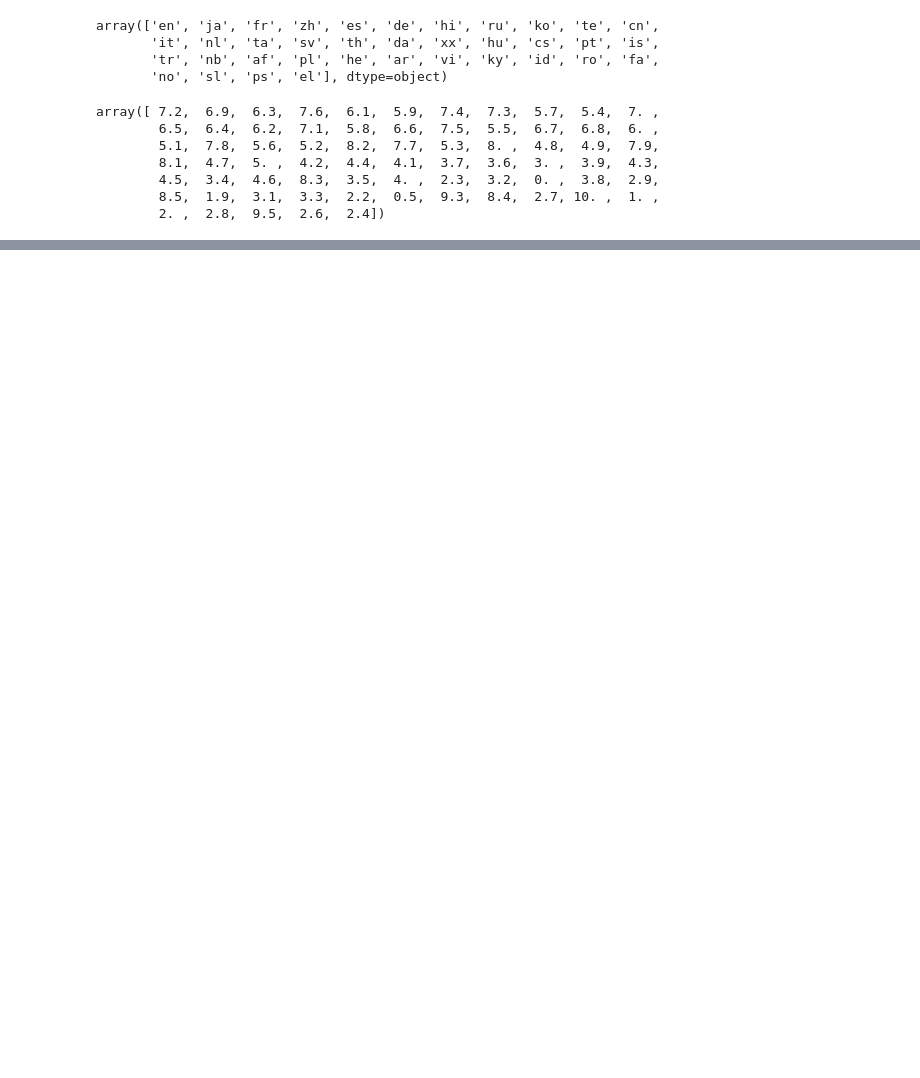
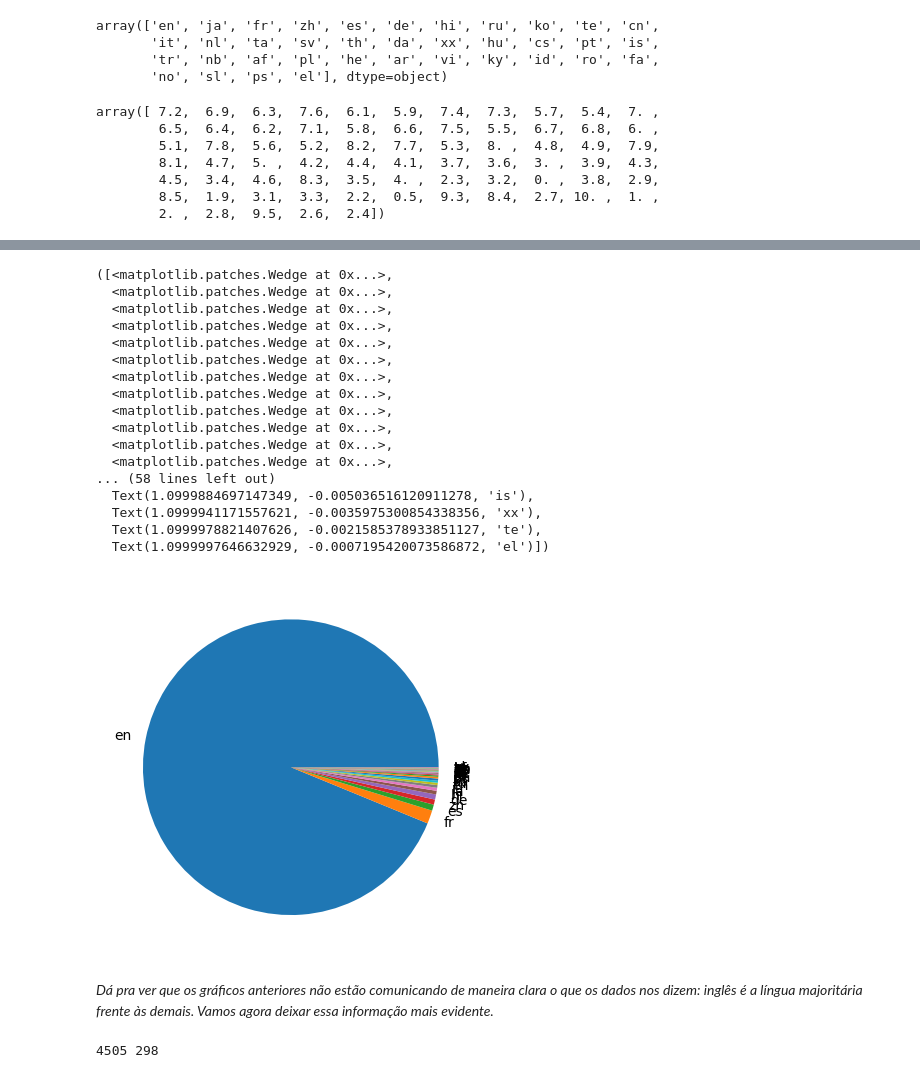
Before and after one commit to viegasgr/introDS, a Jupyter notebook: IntroDS_alura.ipynb, the cells around one changed output, grey strips where cells are left out. Cells and saved outputs as stored; diff of their text form; code cells hidden in the pictures; blank space fills up the shorter version.

```diff
--- a/IntroDS_alura.ipynb
+++ b/IntroDS_alura.ipynb
@@ -211,0 +256,32 @@ Tipos de variável:
+# %%
+plt.pie(cont_lingua['total'], labels=cont_lingua['original_language'])
+# %% [output]
+([<matplotlib.patches.Wedge at 0x...>,
+  <matplotlib.patches.Wedge at 0x...>,
+  <matplotlib.patches.Wedge at 0x...>,
+  <matplotlib.patches.Wedge at 0x...>,
+  <matplotlib.patches.Wedge at 0x...>,
+  <matplotlib.patches.Wedge at 0x...>,
+  <matplotlib.patches.Wedge at 0x...>,
+  <matplotlib.patches.Wedge at 0x...>,
+  <matplotlib.patches.Wedge at 0x...>,
+  <matplotlib.patches.Wedge at 0x...>,
+  <matplotlib.patches.Wedge at 0x...>,
+  <matplotlib.patches.Wedge at 0x...>,
+... (58 lines left out)
+  Text(1.0999884697147349, -0.005036516120911278, 'is'),
+  Text(1.0999941171557621, -0.0035975300854338356, 'xx'),
+  Text(1.0999978821407626, -0.0021585378933851127, 'te'),
+  Text(1.0999997646632929, -0.0007195420073586872, 'el')])
+[figure, added]
+# %% [markdown]
+*Dá pra ver que os gráficos anteriores não estão comunicando de maneira clara o
+que os dados nos dizem: inglês é a língua majoritária frente às demais. Vamos agora deixar essa informação mais evidente.*
+# %%
+total_por_lingua = tmdb['original_language'].value_counts()
+total_geral = total_por_lingua.sum() #soma todos os valores
+total_en = total_por_lingua.loc['en'] #acha a qtd de filmes com 'en' como língua
+total_resto = total_geral - total_en
+print(total_en, total_resto)
+# %% [output]
+4505 298
```
Also changed, not shown: parts of 11 cells of this notebook.
